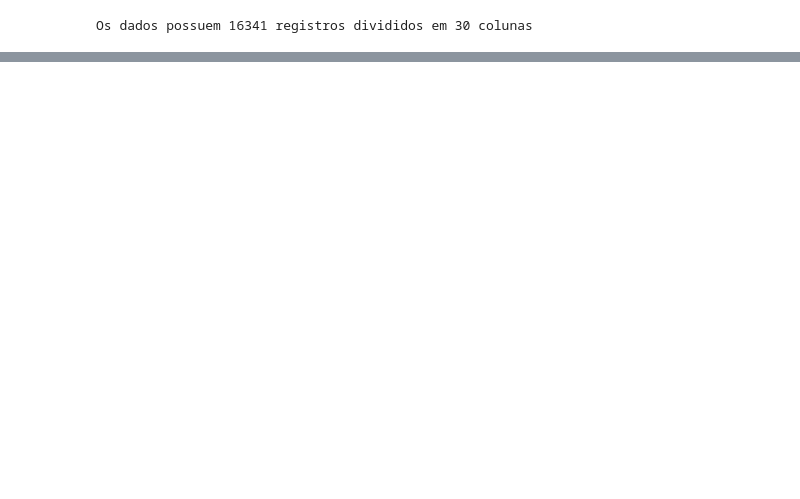
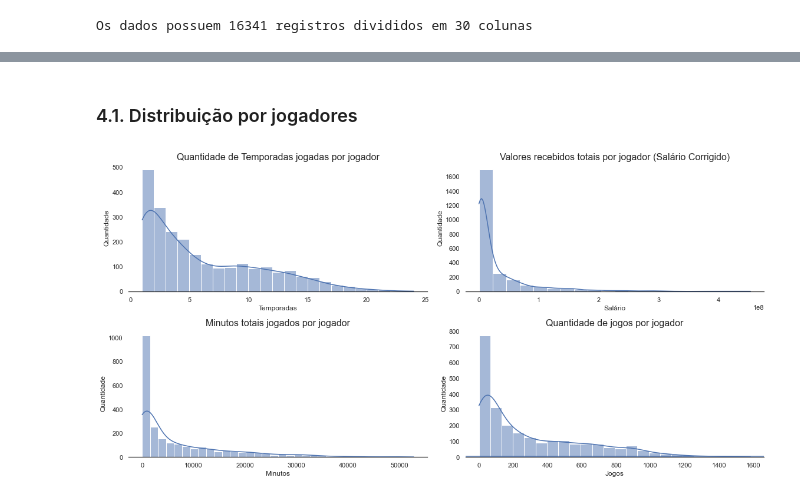
Before and after one commit to ciencia-dados-ifsp-grupo5/NBAstats, a Jupyter notebook: notebooks/NBAstats_data_analyse.ipynb, the cells around one changed output, grey strips where cells are left out. Saved outputs shown, nothing was run; the diff lists cells and outputs as text; code cells hidden in the pictures; blank space fills up the shorter version.

```diff
--- a/notebooks/NBAstats_data_analyse.ipynb
+++ b/notebooks/NBAstats_data_analyse.ipynb
@@ -105,0 +326,35 @@ Name: 0, dtype: object
+# %% [markdown]
+### 4.1. Distribuição por jogadores
+# %%
+df_pre_player = df_pre.groupby('PLAYER_NAME')
+
+fig, ax = plt.subplots(2, 2, figsize=(16, 8))
+
+# Histograma de Temporadas
+sns.histplot(data = df_pre_player.count()['SEASON_ID'], ax = ax[0][0], kde=True)
+ax[0][0].set_ylabel('Quantidade')
+ax[0][0].set_xlabel('Temporadas')
+ax[0][0].set_title('Quantidade de Temporadas jogadas por jogador')
+
+# Histograma de Salário
+sns.histplot(data = df_pre_player.sum()['SALARY_REAL'], ax = ax[0][1], bins = 20, kde=True)
+ax[0][1].set_ylabel('Quantidade')
+ax[0][1].set_xlabel('Salário')
+ax[0][1].set_title('Valores recebidos totais por jogador (Salário Corrigido)')
+
+# Histograma de minutos
+sns.histplot(data = df_pre_player.sum()['MIN'], ax = ax[1][0], kde=True)
+ax[1][0].set_ylabel('Quantidade')
+ax[1][0].set_xlabel('Minutos')
+ax[1][0].set_title('Minutos totais jogados por jogador')
+
+# Histograma de jogos
+sns.histplot(data = df_pre_player.sum()['GP'], ax = ax[1][1], kde=True)
+ax[1][1].set_ylabel('Quantidade')
+ax[1][1].set_xlabel('Jogos')
+ax[1][1].set_title('Quantidade de jogos por jogador')
+
+plt.tight_layout()
+plt.show()
+# %% [output]
+[figure, added]
```
Also changed, not shown: parts of 26 cells of this notebook.
